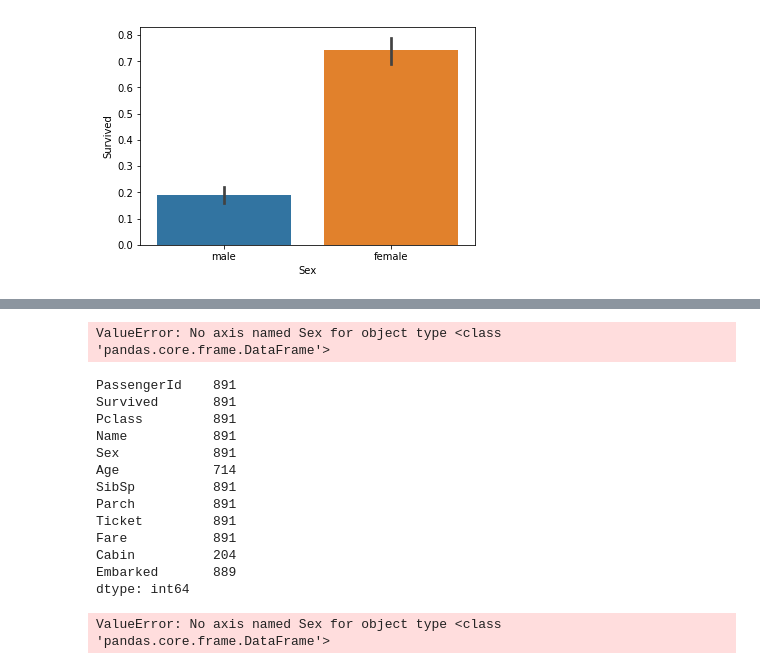
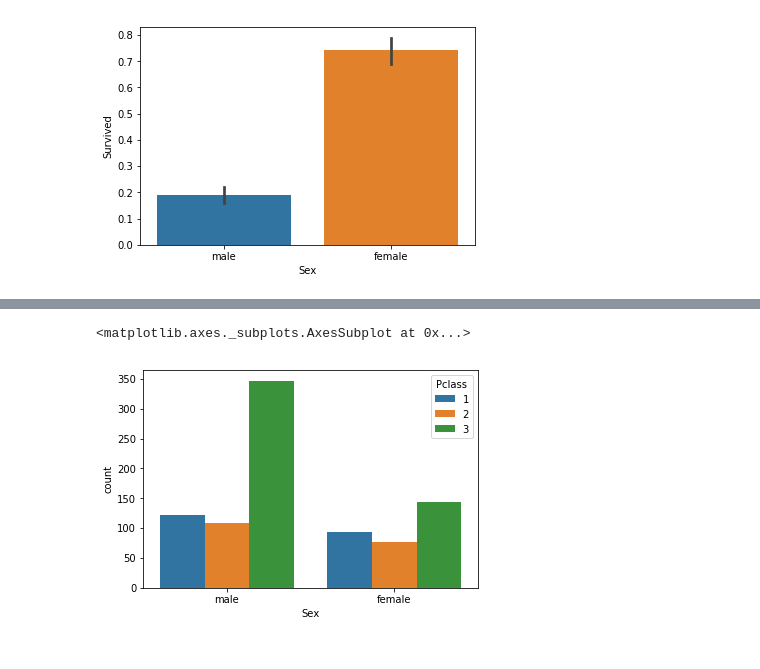
Before and after one commit to Mixsa12/Learning, a Jupyter notebook: Titanic_Data_Project_Udemy/Titanic Data intro project.ipynb, the cells around one changed output, grey strips where cells are left out. Cells and saved outputs as stored; diff of their text form; code cells hidden in the pictures.

```diff
--- a/Titanic_Data_Project_Udemy/Titanic Data intro project.ipynb
+++ b/Titanic_Data_Project_Udemy/Titanic Data intro project.ipynb
@@ -50,24 +62,5 @@ sbs.barplot('Sex','Survived', data=titanic_df)
 # %%
-sbs.factorplot('Sex',titanic_df.count("Sex"), data=titanic_df, hue = 'Pclass')
+sbs.countplot('Sex',data=titanic_df, hue = 'Pclass')
 # %% [output]
-ValueError: No axis named Sex for object type <class 'pandas.core.frame.DataFrame'>
+<matplotlib.axes._subplots.AxesSubplot at 0x...>
+[figure, added]
-# %%
-titanic_df.count()
-# %% [output]
-PassengerId    891
-Survived       891
-Pclass         891
-Name           891
-Sex            891
-Age            714
-SibSp          891
-Parch          891
-Ticket         891
-Fare           891
-Cabin          204
-Embarked       889
-dtype: int64
-# %%
-titanic_df.count("Sex")
-# %% [output]
-ValueError: No axis named Sex for object type <class 'pandas.core.frame.DataFrame'>
```
Also changed, not shown: parts of 7 cells of this notebook.
